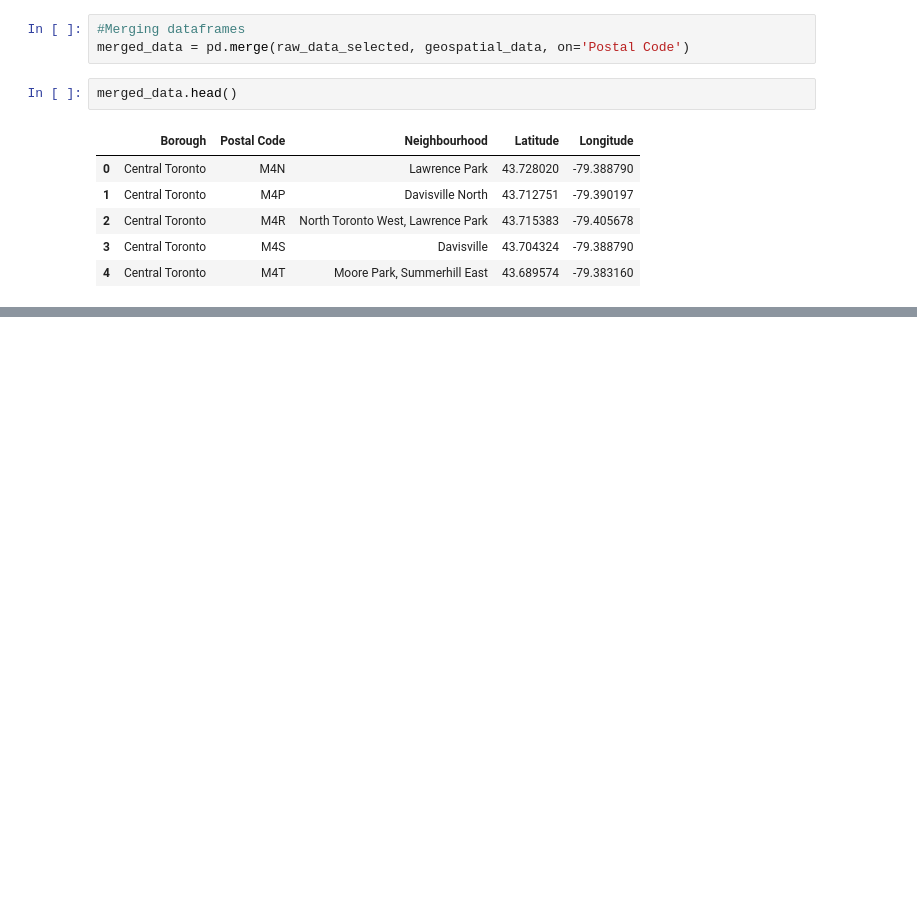
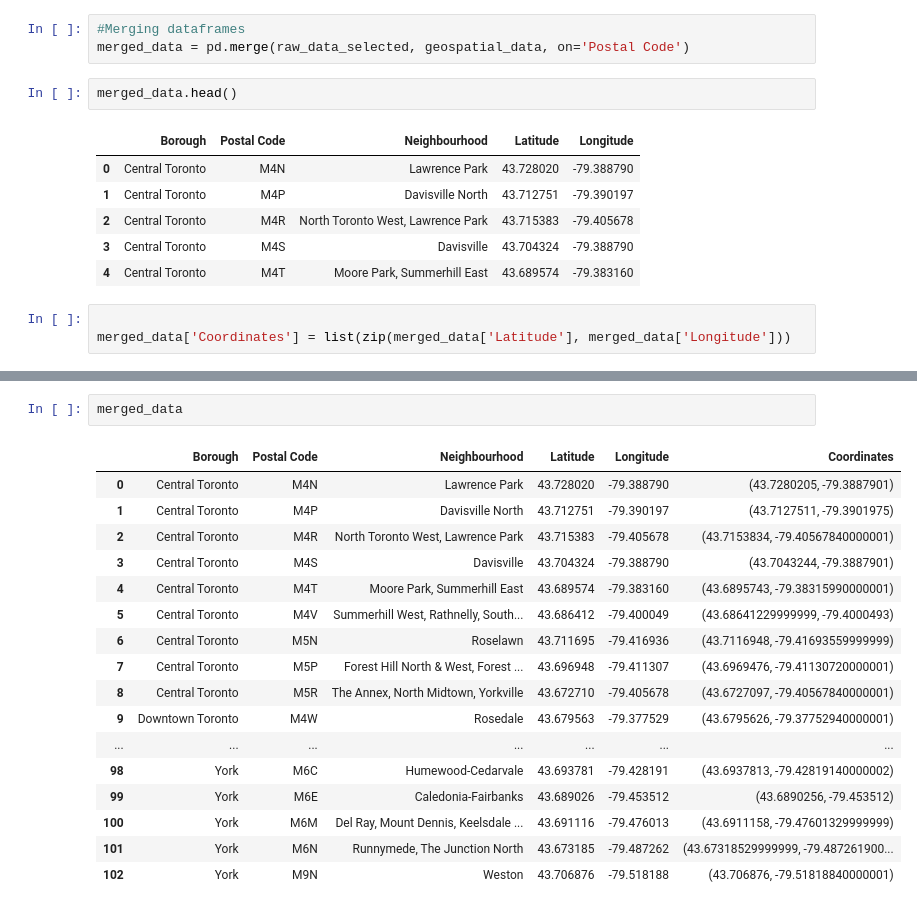
Before and after one commit to HRHayward/Coursera_Capstone, a Jupyter notebook: Capstone Week 3.ipynb, the cells around one changed output, grey strips where cells are left out. Saved outputs shown, nothing was run; the diff lists cells and outputs as text; blank space fills up the shorter version.

```diff
--- a/Capstone Week 3.ipynb
+++ b/Capstone Week 3.ipynb
@@ -63,3 +63,6 @@ merged_data.head()
 | 2 | Central Toronto | M4R | North Toronto West, Lawrence Park | 43.715383 | -79.405678 |
 | 3 | Central Toronto | M4S | Davisville | 43.704324 | -79.388790 |
 | 4 | Central Toronto | M4T | Moore Park, Summerhill East | 43.689574 | -79.383160 |
+# %%
+
+merged_data['Coordinates'] = list(zip(merged_data['Latitude'], merged_data['Longitude']))
@@ -65,0 +78,20 @@ merged_data.head()
+# %%
+merged_data
+# %% [output]
+|  | Borough | Postal Code | Neighbourhood | Latitude | Longitude | Coordinates |
+| 0 | Central Toronto | M4N | Lawrence Park | 43.728020 | -79.388790 | (43.7280205, -79.3887901) |
+| 1 | Central Toronto | M4P | Davisville North | 43.712751 | -79.390197 | (43.7127511, -79.3901975) |
+| 2 | Central Toronto | M4R | North Toronto West, Lawrence Park | 43.715383 | -79.405678 | (43.7153834, -79.40567840000001) |
+| 3 | Central Toronto | M4S | Davisville | 43.704324 | -79.388790 | (43.7043244, -79.3887901) |
+| 4 | Central Toronto | M4T | Moore Park, Summerhill East | 43.689574 | -79.383160 | (43.6895743, -79.38315990000001) |
+| 5 | Central Toronto | M4V | Summerhill West, Rathnelly, South... | 43.686412 | -79.400049 | (43.68641229999999, -79.4000493) |
+| 6 | Central Toronto | M5N | Roselawn | 43.711695 | -79.416936 | (43.7116948, -79.41693559999999) |
+| 7 | Central Toronto | M5P | Forest Hill North & West, Forest ... | 43.696948 | -79.411307 | (43.6969476, -79.41130720000001) |
+| 8 | Central Toronto | M5R | The Annex, North Midtown, Yorkville | 43.672710 | -79.405678 | (43.6727097, -79.40567840000001) |
+| 9 | Downtown Toronto | M4W | Rosedale | 43.679563 | -79.377529 | (43.6795626, -79.37752940000001) |
+| ... | ... | ... | ... | ... | ... | ... |
+| 98 | York | M6C | Humewood-Cedarvale | 43.693781 | -79.428191 | (43.6937813, -79.42819140000002) |
+| 99 | York | M6E | Caledonia-Fairbanks | 43.689026 | -79.453512 | (43.6890256, -79.453512) |
+| 100 | York | M6M | Del Ray, Mount Dennis, Keelsdale ... | 43.691116 | -79.476013 | (43.6911158, -79.47601329999999) |
+| 101 | York | M6N | Runnymede, The Junction North | 43.673185 | -79.487262 | (43.67318529999999, -79.487261900... |
+| 102 | York | M9N | Weston | 43.706876 | -79.518188 | (43.706876, -79.51818840000001) |
```
Also changed, not shown: parts of 1 cell of this notebook.
